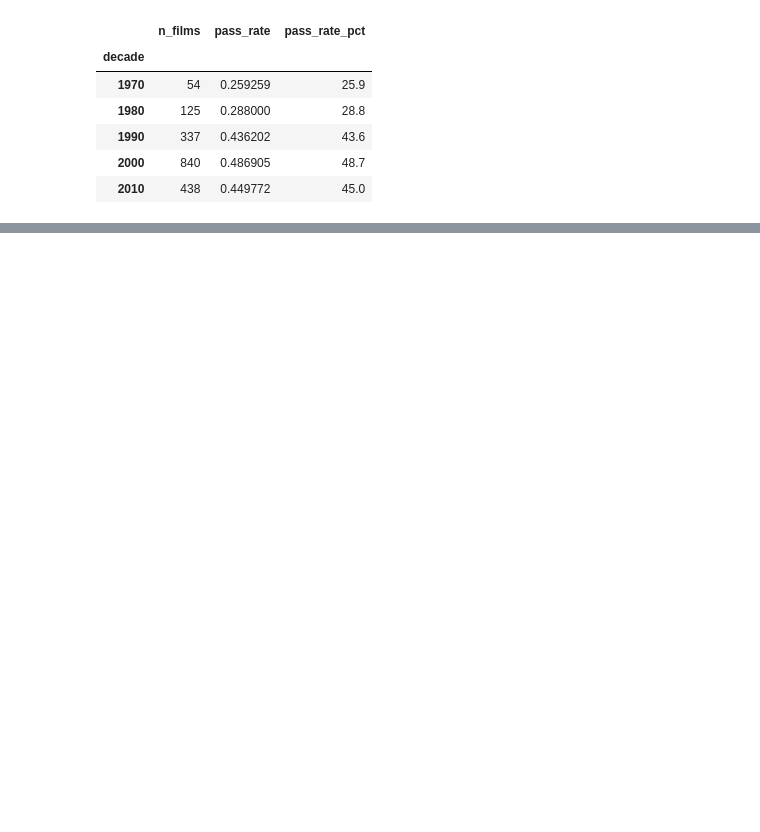
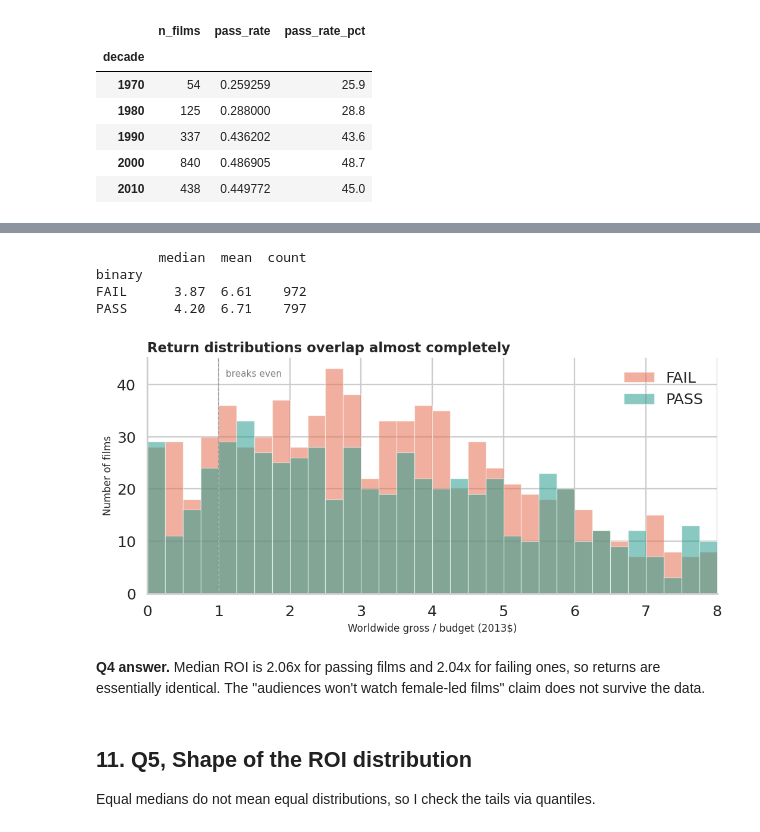
Before and after one commit to ZhangminLiu-psu/ds220-final-project-2, a Jupyter notebook: analysis.ipynb, the cells around one changed output, grey strips where cells are left out. Saved outputs shown, nothing was run; the diff lists cells and outputs as text; code cells hidden in the pictures; blank space fills up the shorter version.

```diff
--- a/analysis.ipynb
+++ b/analysis.ipynb
@@ -479,9 +260,0 @@ The medians being equal is informative, but it doesn't tell me whether the *dist
-# %%
-# Quantile comparison: does one group have a thicker upper tail?
-qs = [0.1, 0.25, 0.5, 0.75, 0.9, 0.95]
-quantile_table = pd.DataFrame({
-    label: clean[clean['binary']==label]['return_multiple'].quantile(qs).round(2)
-    for label in ['PASS', 'FAIL']
-})
-quantile_table.index = [f'{int(q*100)}th pct' for q in qs]
-quantile_table
@@ -660,0 +312,35 @@ If I were extending this project, the obvious next step is to bring in the `next
+# %%
+df['return_multiple'] = df['worldgross_2013$'] / df['budget_2013$']
+clean = df.dropna(subset=['return_multiple','binary'])
+clean = clean[clean['return_multiple'] < 100]
+
+stats = clean.groupby('binary')['return_multiple'].agg(['median', 'mean', 'count']).round(2)
+print(stats)
+# %% [output]
+        median  mean  count
+binary
+FAIL      3.87  6.61    972
+PASS      4.20  6.71    797
+# %%
+fig, ax = plt.subplots(figsize=(10, 5))
+bins = np.linspace(0, 8, 33)
+for label, color in [('FAIL', FAIL_COLOR), ('PASS', PASS_COLOR)]:
+    ax.hist(clean[clean['binary']==label]['return_multiple'], bins=bins, alpha=0.55, color=color, label=label, edgecolor='white', linewidth=0.8)
+ax.axvline(1, color='gray', ls='--', lw=1, alpha=0.7)
+ax.text(1.1, ax.get_ylim()[1]*0.92, 'breaks even', color='gray', fontsize=10)
+ax.set_xlabel('Worldwide gross / budget (2013$)')
+ax.set_ylabel('Number of films')
+ax.set_title('Return distributions overlap almost completely', fontsize=15, loc='left', fontweight='bold')
+ax.legend(frameon=False)
+ax.spines[['right', 'top']].set_visible(False)
+ax.set_xlim(0, 8)
+plt.tight_layout()
+plt.show()
+# %% [output]
+[figure, added]
+# %% [markdown]
+**Q4 answer.** Median ROI is 2.06x for passing films and 2.04x for failing ones, so returns are essentially identical. The "audiences won't watch female-led films" claim does not survive the data.
+# %% [markdown]
+## 11. Q5, Shape of the ROI distribution
+
+Equal medians do not mean equal distributions, so I check the tails via quantiles.
```
Also changed, not shown: parts of 81 cells of this notebook, 1 other file.
